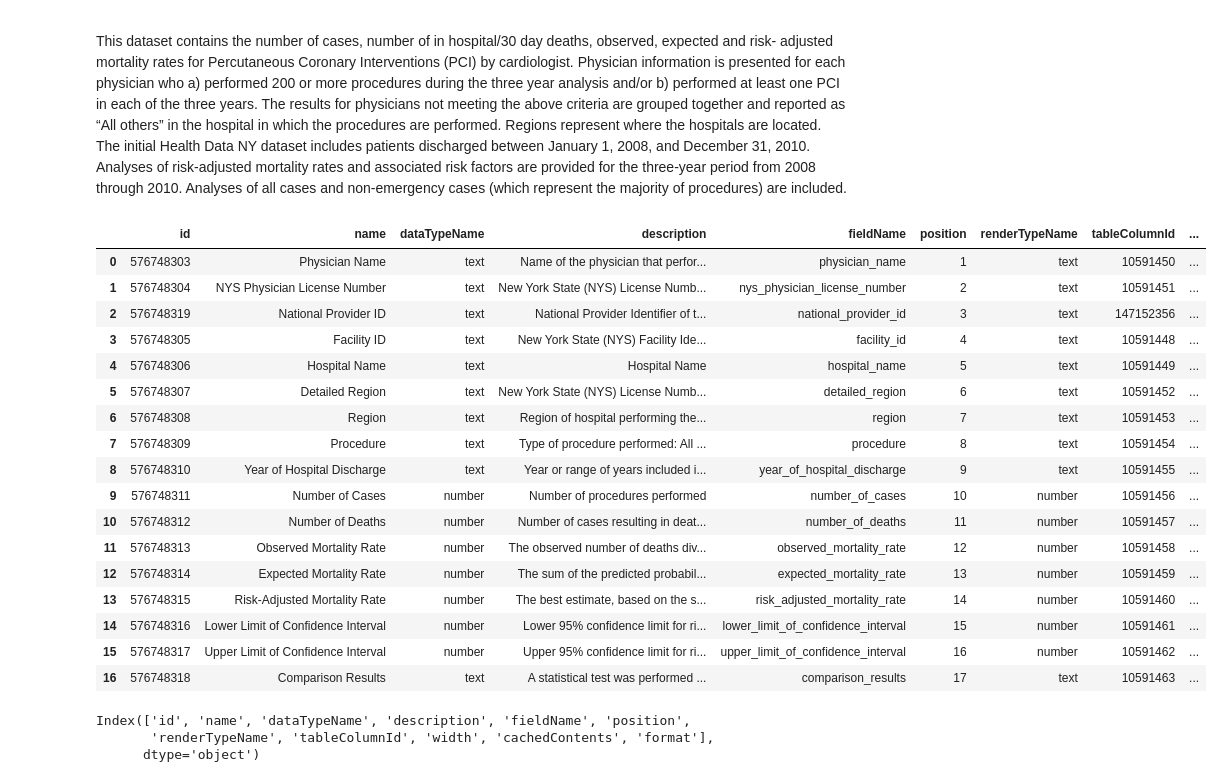
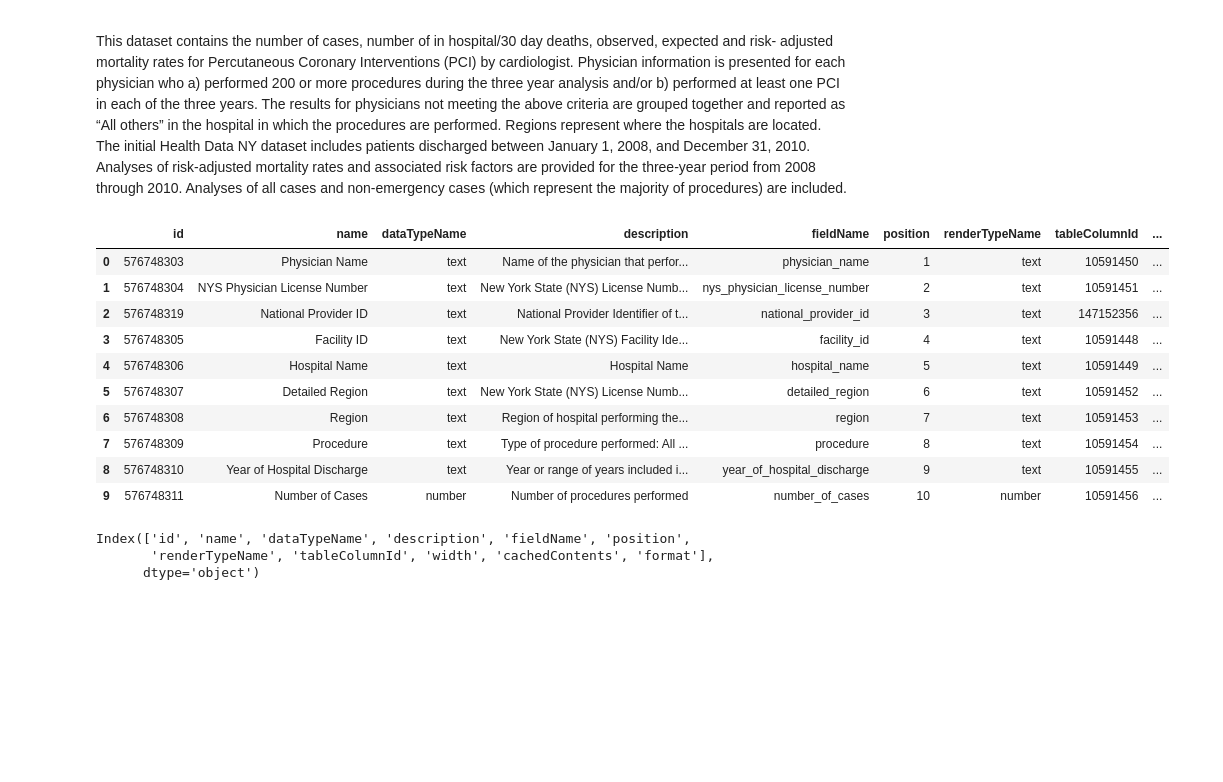
Before and after one commit to chebbin/datasci_1_loading, a Jupyter notebook: hha507hw1.ipynb, the cells around one changed output. Cells and saved outputs as stored; diff of their text form; code cells hidden in the pictures; blank space fills up the shorter version.

```diff
--- a/hha507hw1.ipynb
+++ b/hha507hw1.ipynb
@@ -188,26 +190,19 @@ This dataset contains the number of cases, number of in hospital/30 day deaths,
 # %%
 data_url = ('https://health.data.ny.gov/api/views/ekig-i57g/columns.json')
 mortality_percutaneous_coronary_interventions_df = pd.read_json(data_url)
-mortality_percutaneous_coronary_interventions_df
+mortality_percutaneous_coronary_interventions_df.head(10)
 # %% [output]
 |  | id | name | dataTypeName | description | fieldName | position | renderTypeName | tableColumnId | ... |
 | 0 | 576748303 | Physician Name | text | Name of the physician that perfor... | physician_name | 1 | text | 10591450 | ... |
 | 1 | 576748304 | NYS Physician License Number | text | New York State (NYS) License Numb... | nys_physician_license_number | 2 | text | 10591451 | ... |
 | 2 | 576748319 | National Provider ID | text | National Provider Identifier of t... | national_provider_id | 3 | text | 147152356 | ... |
 | 3 | 576748305 | Facility ID | text | New York State (NYS) Facility Ide... | facility_id | 4 | text | 10591448 | ... |
 | 4 | 576748306 | Hospital Name | text | Hospital Name | hospital_name | 5 | text | 10591449 | ... |
 | 5 | 576748307 | Detailed Region | text | New York State (NYS) License Numb... | detailed_region | 6 | text | 10591452 | ... |
 | 6 | 576748308 | Region | text | Region of hospital performing the... | region | 7 | text | 10591453 | ... |
 | 7 | 576748309 | Procedure | text | Type of procedure performed: All ... | procedure | 8 | text | 10591454 | ... |
 | 8 | 576748310 | Year of Hospital Discharge | text | Year or range of years included i... | year_of_hospital_discharge | 9 | text | 10591455 | ... |
 | 9 | 576748311 | Number of Cases | number | Number of procedures performed | number_of_cases | 10 | number | 10591456 | ... |
-| 10 | 576748312 | Number of Deaths | number | Number of cases resulting in deat... | number_of_deaths | 11 | number | 10591457 | ... |
-| 11 | 576748313 | Observed Mortality Rate | number | The observed number of deaths div... | observed_mortality_rate | 12 | number | 10591458 | ... |
-| 12 | 576748314 | Expected Mortality Rate | number | The sum of the predicted probabil... | expected_mortality_rate | 13 | number | 10591459 | ... |
-| 13 | 576748315 | Risk-Adjusted Mortality Rate | number | The best estimate, based on the s... | risk_adjusted_mortality_rate | 14 | number | 10591460 | ... |
-| 14 | 576748316 | Lower Limit of Confidence Interval | number | Lower 95% confidence limit for ri... | lower_limit_of_confidence_interval | 15 | number | 10591461 | ... |
-| 15 | 576748317 | Upper Limit of Confidence Interval | number | Upper 95% confidence limit for ri... | upper_limit_of_confidence_interval | 16 | number | 10591462 | ... |
-| 16 | 576748318 | Comparison Results | text | A statistical test was performed ... | comparison_results | 17 | text | 10591463 | ... |
 # %%
 #### columns of this data
 mortality_percutaneous_coronary_interventions_df.columns
```
Also changed, not shown: parts of 41 cells of this notebook.
